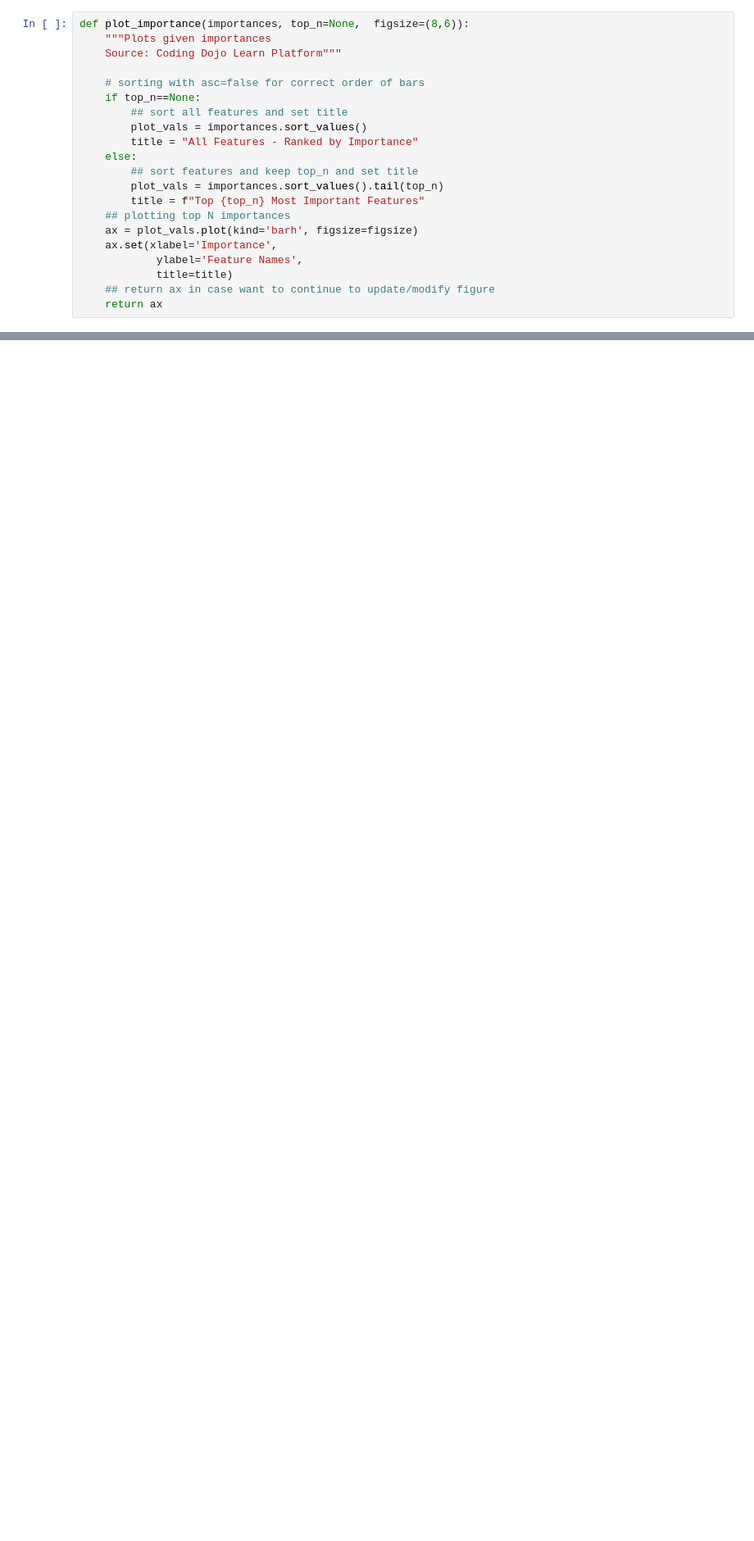
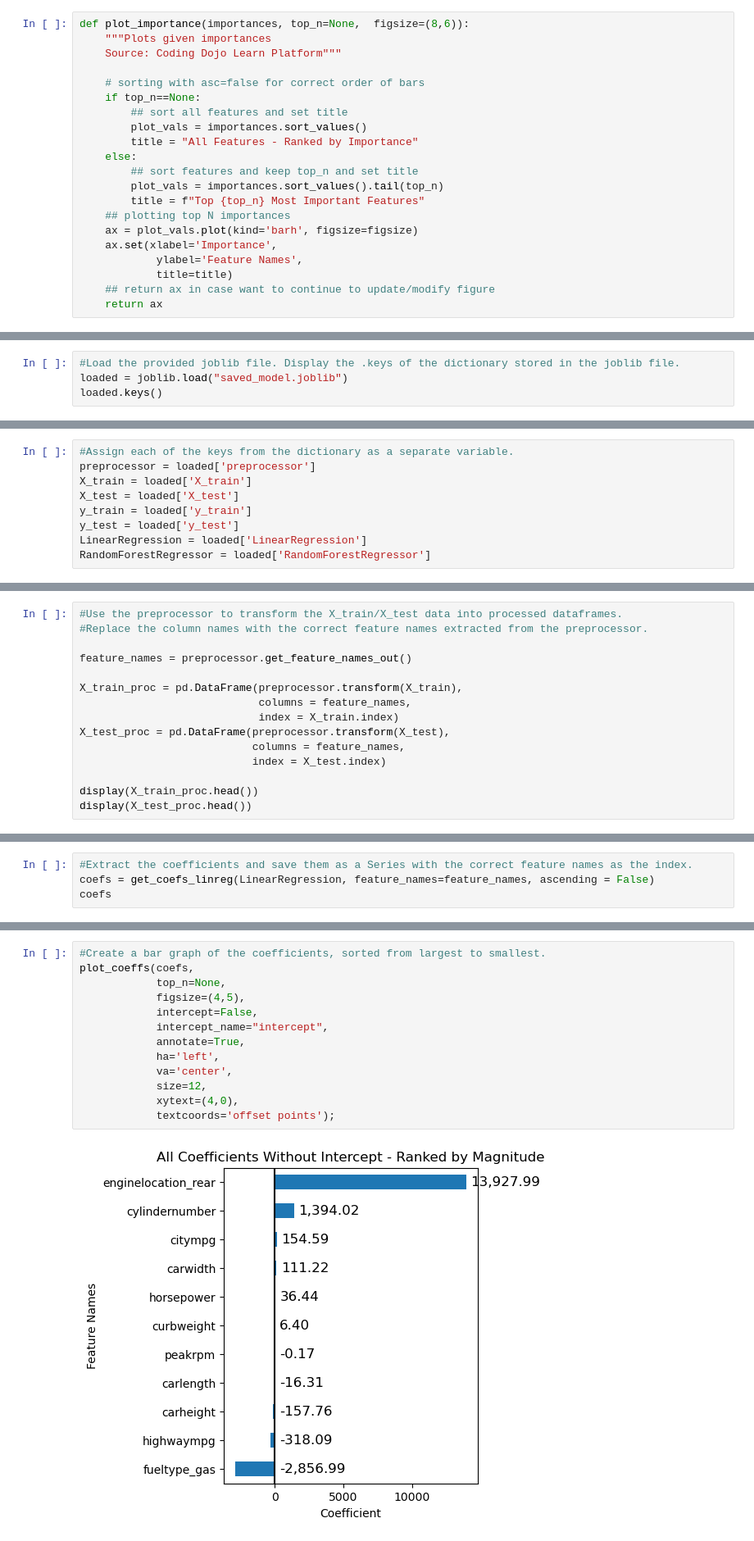
Before and after one commit to hawkeyedatatsai/Chicago-Crime-Data, a Jupyter notebook: Data Visualization MockExam.ipynb, the cells around one changed output, grey strips where cells are left out. Shown at 82% size. Saved outputs shown, nothing was run; the diff lists cells and outputs as text; blank space fills up the shorter version.

```diff
--- a/Data Visualization MockExam.ipynb
+++ b/Data Visualization MockExam.ipynb
@@ -144,0 +150,4 @@ def plot_importance(importances, top_n=None,  figsize=(8,6)):
+# %%
+#Load the provided joblib file. Display the .keys of the dictionary stored in the joblib file.
+loaded = joblib.load("saved_model.joblib")
+loaded.keys()
@@ -144,0 +170,9 @@ def plot_importance(importances, top_n=None,  figsize=(8,6)):
+# %%
+#Assign each of the keys from the dictionary as a separate variable.
+preprocessor = loaded['preprocessor']
+X_train = loaded['X_train']
+X_test = loaded['X_test']
+y_train = loaded['y_train']
+y_test = loaded['y_test']
+LinearRegression = loaded['LinearRegression']
+RandomForestRegressor = loaded['RandomForestRegressor']
@@ -144,0 +196,15 @@ def plot_importance(importances, top_n=None,  figsize=(8,6)):
+# %%
+#Use the preprocessor to transform the X_train/X_test data into processed dataframes.
+#Replace the column names with the correct feature names extracted from the preprocessor.
+
+feature_names = preprocessor.get_feature_names_out()
+
+X_train_proc = pd.DataFrame(preprocessor.transform(X_train),
+                            columns = feature_names,
+                            index = X_train.index)
+X_test_proc = pd.DataFrame(preprocessor.transform(X_test),
+                           columns = feature_names,
+                           index = X_test.index)
+
+display(X_train_proc.head())
+display(X_test_proc.head())
@@ -144,0 +226,4 @@ def plot_importance(importances, top_n=None,  figsize=(8,6)):
+# %%
+#Extract the coefficients and save them as a Series with the correct feature names as the index.
+coefs = get_coefs_linreg(LinearRegression, feature_names=feature_names, ascending = False)
+coefs
@@ -144,0 +244,15 @@ def plot_importance(importances, top_n=None,  figsize=(8,6)):
+# %%
+#Create a bar graph of the coefficients, sorted from largest to smallest.
+plot_coeffs(coefs,
+            top_n=None,
+            figsize=(4,5),
+            intercept=False,
+            intercept_name="intercept",
+            annotate=True,
+            ha='left',
+            va='center',
+            size=12,
+            xytext=(4,0),
+            textcoords='offset points');
+# %% [output]
+[figure, added]
```
Also changed, not shown: parts of 26 cells of this notebook, 4 other files.
